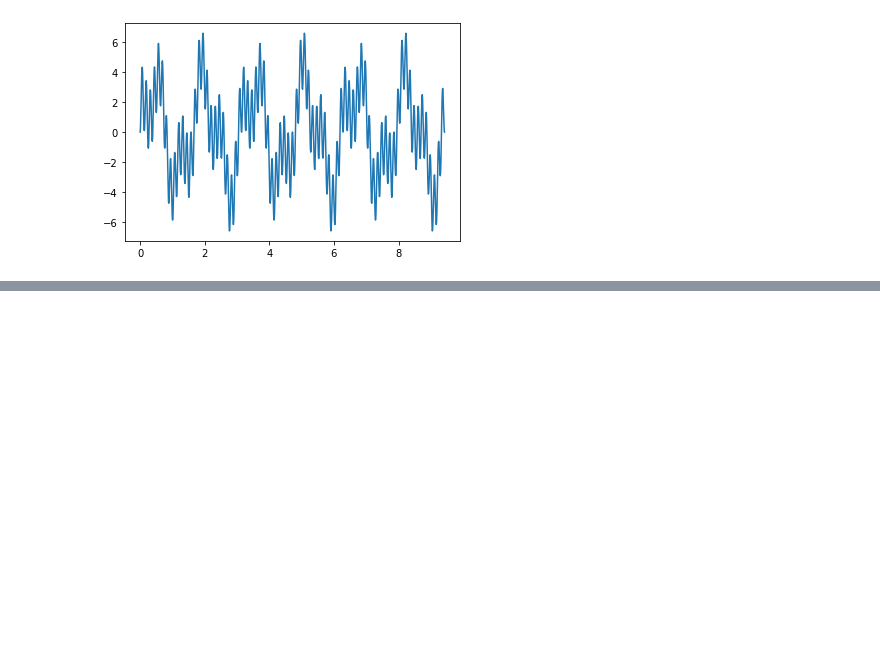
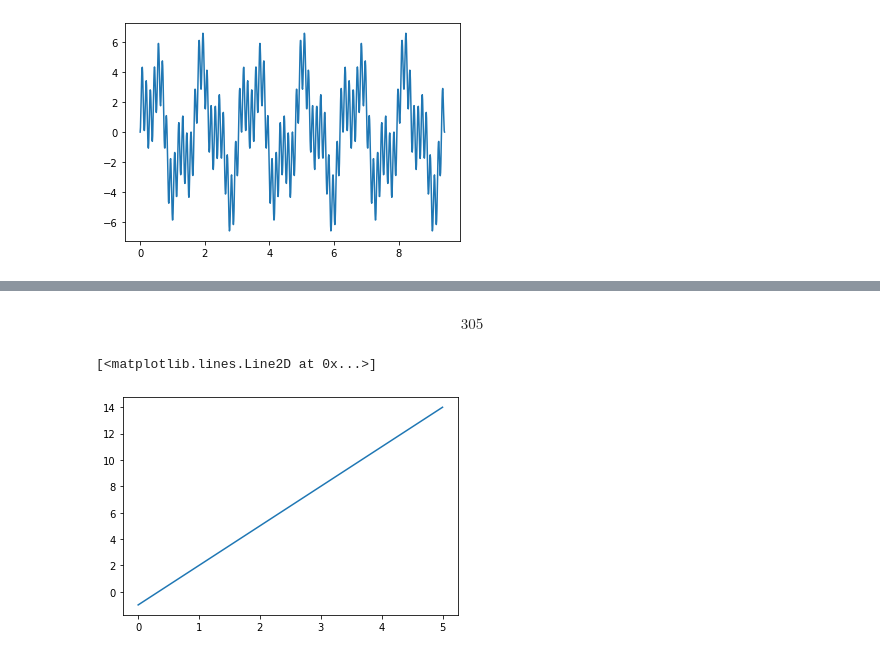
Before and after one commit to aguaranguay/se-ales, a Jupyter notebook: Taller1.ipynb, the cells around one changed output, grey strips where cells are left out. Cells and saved outputs as stored; diff of their text form; code cells hidden in the pictures; blank space fills up the shorter version.

```diff
--- a/Taller1.ipynb
+++ b/Taller1.ipynb
@@ -248,0 +322,9 @@ plt.plot(t,x)
+# %% [markdown]
+$$305$$
+# %%
+t90 = np.linspace(0,5,1000)
+x = 3*t90-1
+plt.plot(t90,x)
+# %% [output]
+[<matplotlib.lines.Line2D at 0x...>]
+[figure, added]
```
Also changed, not shown: parts of 10 cells of this notebook.
